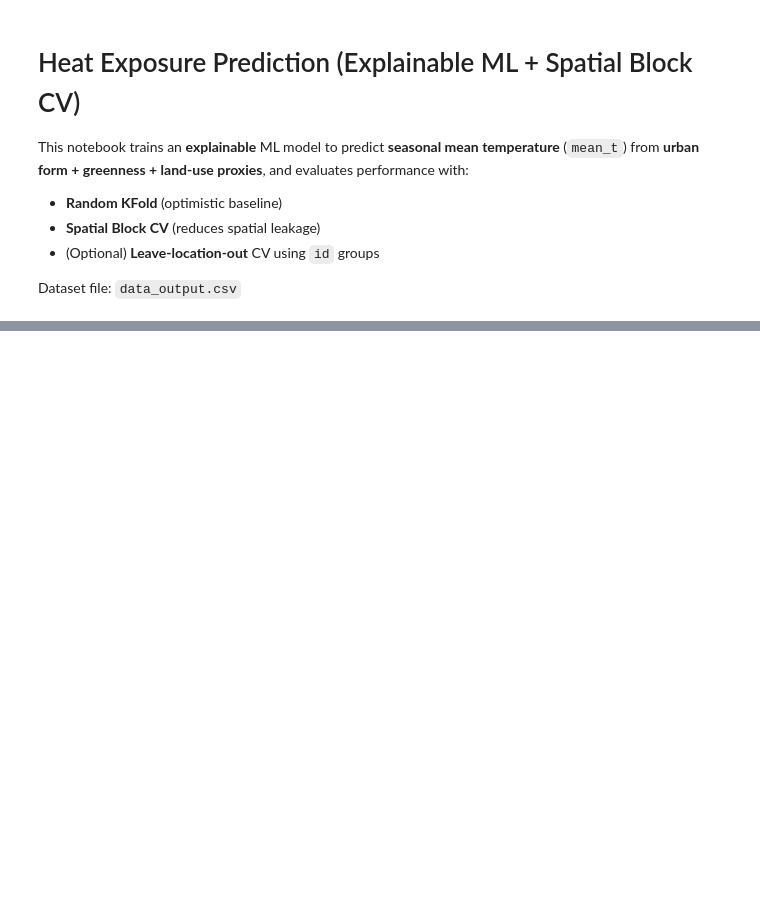
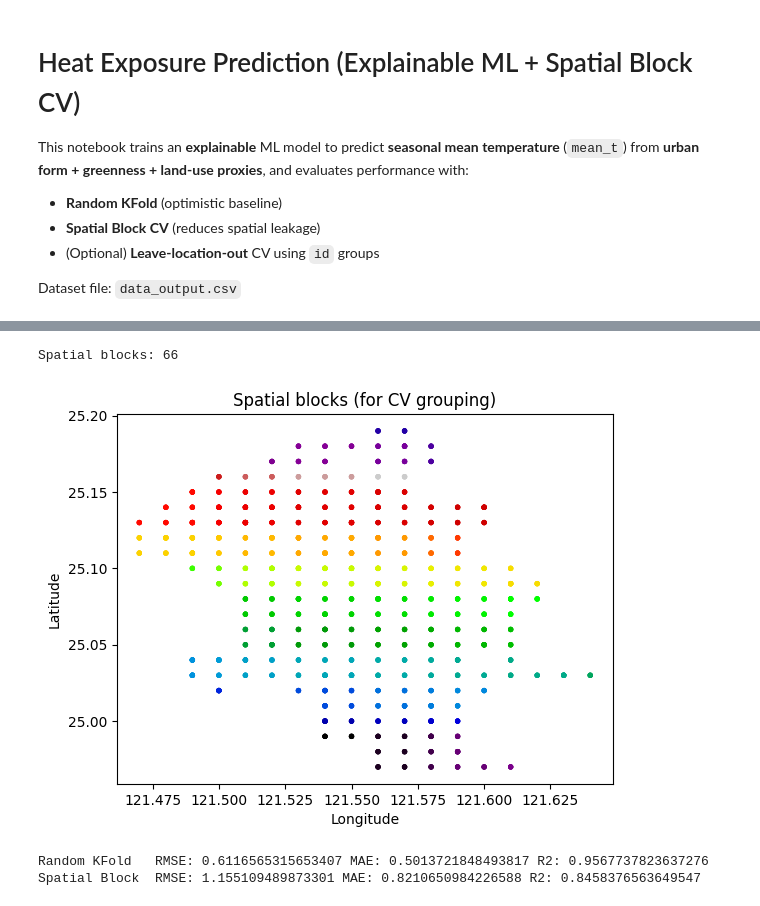
Before and after one commit to YihengPan-code/Urban-Analytics-Portfolio, a Jupyter notebook: 01-heat-exposure-ml/notebooks/HeatRisk_SpatialCV.ipynb, the cells around one changed output, grey strips where cells are left out. Drawn from its saved outputs; the diff is of its cells as text; code cells hidden in the pictures; blank space fills up the shorter version.

```diff
--- a/01-heat-exposure-ml/notebooks/HeatRisk_SpatialCV.ipynb
+++ b/01-heat-exposure-ml/notebooks/HeatRisk_SpatialCV.ipynb
@@ -53,32 +97,42 @@ print("Cat features:", cat_cols)
 # %%
 from sklearn.model_selection import KFold, GroupKFold
 from sklearn.compose import ColumnTransformer
 from sklearn.pipeline import Pipeline
 from sklearn.preprocessing import OneHotEncoder
 from sklearn.impute import SimpleImputer
 from sklearn.ensemble import RandomForestRegressor
 from sklearn.metrics import mean_squared_error, mean_absolute_error, r2_score
 
 preprocess = ColumnTransformer([
     ('num', Pipeline([('imputer', SimpleImputer(strategy='median'))]), num_cols),
     ('cat', Pipeline([('imputer', SimpleImputer(strategy='most_frequent')),
                       ('onehot', OneHotEncoder(handle_unknown='ignore'))]), cat_cols),
 ])
 
 def make_spatial_blocks(df, block_deg=0.02, lat_col=LAT_COL, lon_col=LON_COL):
     latmin, lonmin = df[lat_col].min(), df[lon_col].min()
     bid = (np.floor((df[lat_col]-latmin)/block_deg).astype(int).astype(str) + "_" +
            np.floor((df[lon_col]-lonmin)/block_deg).astype(int).astype(str))
     return bid
 
 blocks = make_spatial_blocks(df, block_deg=0.02)
 print("Spatial blocks:", blocks.nunique())
 
 # quick visual: blocks on map
 plt.figure()
-plt.scatter(df[LON_COL], df[LAT_COL], c=blocks.astype('category').cat.codes, s=8)
+plt.scatter(
+    df[LON_COL],
+    df[LAT_COL],
+    c=blocks.astype('category').cat.codes,
+    s=8,
+    cmap='nipy_spectral'
+)
 plt.xlabel("Longitude"); plt.ylabel("Latitude"); plt.title("Spatial blocks (for CV grouping)")
+plt.savefig("outputs/blocks_map.png", dpi=300, bbox_inches="tight")
 plt.show()
+# %% [output]
+Spatial blocks: 66
+[figure, added]
 # %%
 def cv_predict_regression(df, X, y, cv, groups=None, seed=42):
     preds = np.empty_like(y, dtype=float)
@@ -90,7 +144,8 @@ def cv_predict_regression(df, X, y, cv, groups=None, seed=42):
         pipe = Pipeline([('prep', preprocess), ('model', model)])
         pipe.fit(X.iloc[tr], y[tr])
         preds[te] = pipe.predict(X.iloc[te])
-    rmse = mean_squared_error(y, preds, squared=False)
+    mse = mean_squared_error(y, preds)
+    rmse = np.sqrt(mse)
     mae = mean_absolute_error(y, preds)
     r2 = r2_score(y, preds)
     return rmse, mae, r2, preds
@@ -103,6 +158,9 @@ rmse_b, mae_b, r2_b, pred_b = cv_predict_regression(df, X, y, gkf, blocks)
 
 print("Random KFold   RMSE:", rmse_k, "MAE:", mae_k, "R2:", r2_k)
 print("Spatial Block  RMSE:", rmse_b, "MAE:", mae_b, "R2:", r2_b)
+# %% [output]
+Random KFold   RMSE: 0.6116565315653407 MAE: 0.5013721848493817 R2: 0.9567737823637276
+Spatial Block  RMSE: 1.155109489873301 MAE: 0.8210650984226588 R2: 0.8458376563649547
 # %%
 # Optional: Leave-location-out CV (stricter, groups by id)
 if ID_COL in df.columns:
```
Also changed, not shown: parts of 7 cells of this notebook, 2 other files.
